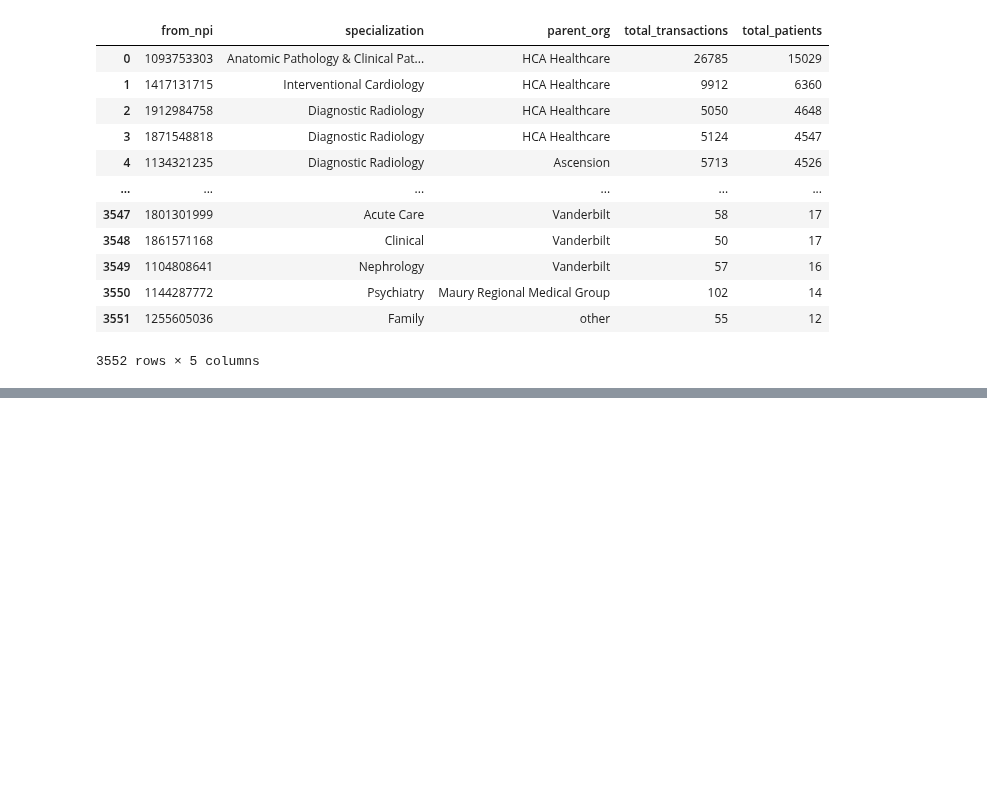
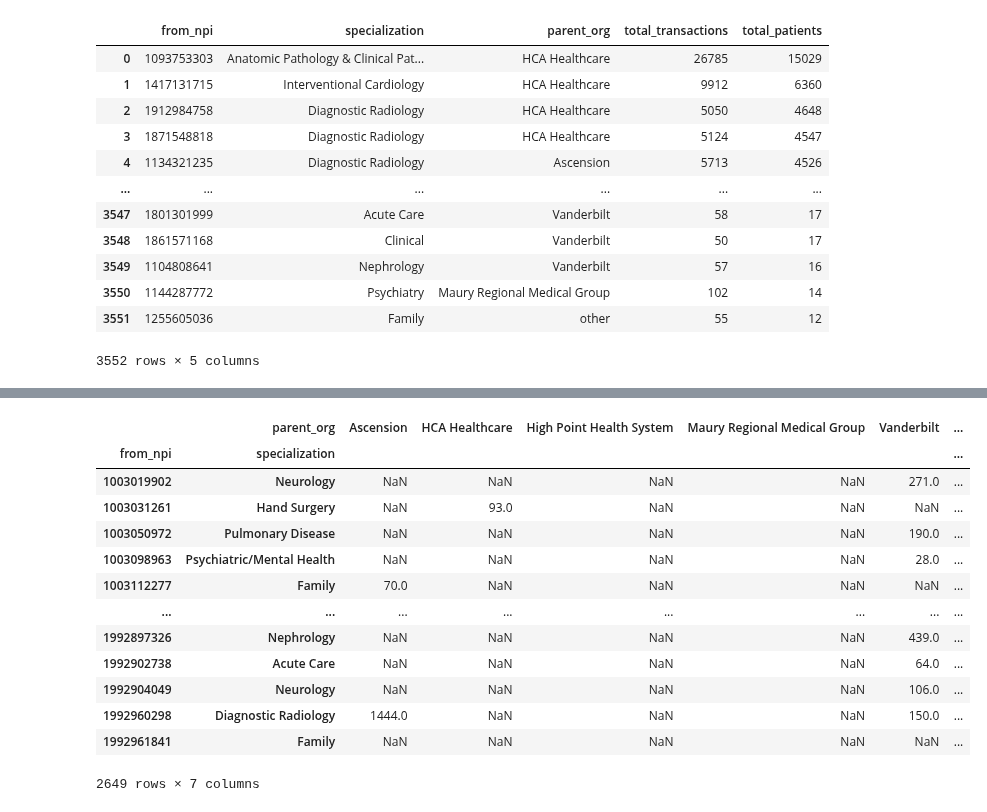
Before and after one commit to tomoumer/hop_team-the-hindenburgs, a Jupyter notebook: notebooks/data_exploration.ipynb, the cells around one changed output, grey strips where cells are left out. Drawn from its saved outputs; the diff is of its cells as text; code cells hidden in the pictures; blank space fills up the shorter version.

```diff
--- a/notebooks/data_exploration.ipynb
+++ b/notebooks/data_exploration.ipynb
@@ -332,0 +368,17 @@ testing_query.groupby('organization_name').count()
+# %%
+providers_to_major.groupby(['from_npi', 'specialization', 'parent_org'])['total_patients'].sum().reset_index().pivot_table(values='total_patients', index=['from_npi','specialization'], columns='parent_org')
+# %% [output]
+|  | parent_org | Ascension | HCA Healthcare | High Point Health System | Maury Regional Medical Group | Vanderbilt | ... |
+| from_npi | specialization |  |  |  |  |  | ... |
+| 1003019902 | Neurology | NaN | NaN | NaN | NaN | 271.0 | ... |
+| 1003031261 | Hand Surgery | NaN | 93.0 | NaN | NaN | NaN | ... |
+| 1003050972 | Pulmonary Disease | NaN | NaN | NaN | NaN | 190.0 | ... |
+| 1003098963 | Psychiatric/Mental Health | NaN | NaN | NaN | NaN | 28.0 | ... |
+| 1003112277 | Family | 70.0 | NaN | NaN | NaN | NaN | ... |
+| ... | ... | ... | ... | ... | ... | ... | ... |
+| 1992897326 | Nephrology | NaN | NaN | NaN | NaN | 439.0 | ... |
+| 1992902738 | Acute Care | NaN | NaN | NaN | NaN | 64.0 | ... |
+| 1992904049 | Neurology | NaN | NaN | NaN | NaN | 106.0 | ... |
+| 1992960298 | Diagnostic Radiology | 1444.0 | NaN | NaN | NaN | 150.0 | ... |
+| 1992961841 | Family | NaN | NaN | NaN | NaN | NaN | ... |
+2649 rows × 7 columns
```
Also changed, not shown: parts of 8 cells of this notebook.
